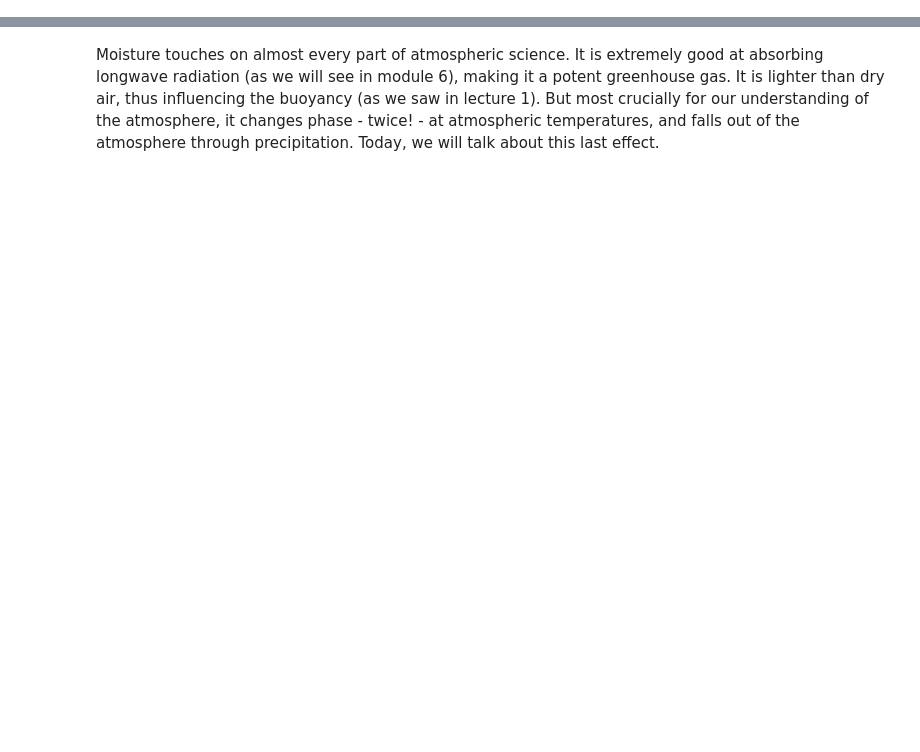
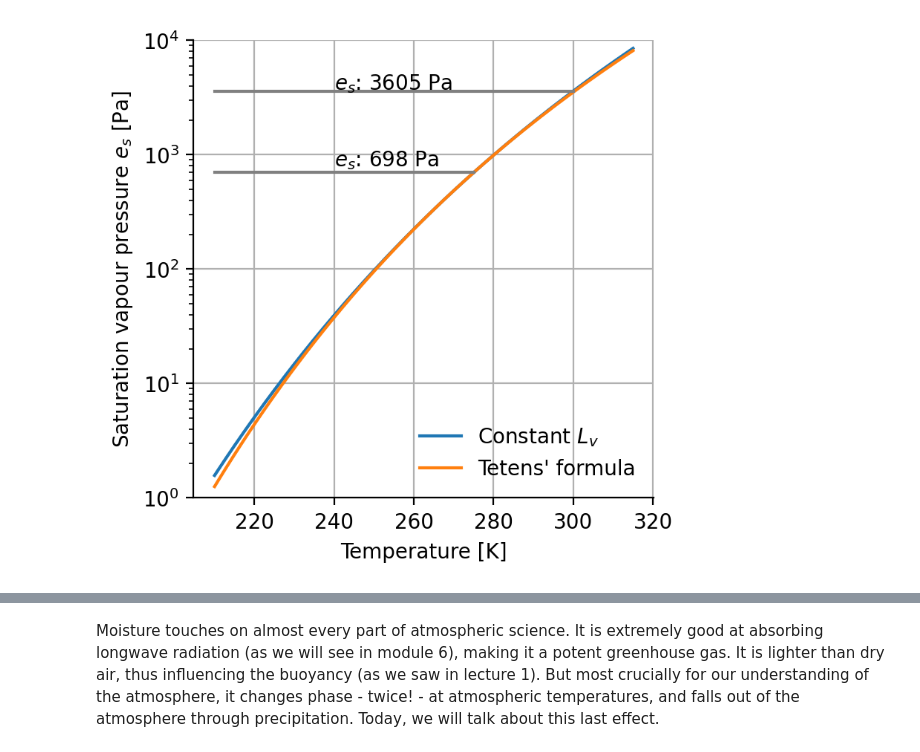
Before and after one commit to martinjanssens/metclim, a Jupyter notebook: metclim-jupyter-book/3. Thermodynamics (ii).ipynb, the cells around one changed output, grey strips where cells are left out. Saved outputs shown, nothing was run; the diff lists cells and outputs as text; code cells hidden in the pictures; blank space fills up the shorter version.

```diff
--- a/metclim-jupyter-book/3. Thermodynamics (ii).ipynb
+++ b/metclim-jupyter-book/3. Thermodynamics (ii).ipynb
@@ -114,0 +116,42 @@ Because $U_v<U_l$, condensating water vapour into liquid ($-dq_v$) represents in
+# %%
+import numpy as np
+import matplotlib.pyplot as plt
+import pathlib
+plt.style.use([pathlib.Path("./mplstyle/book"), pathlib.Path("./mplstyle/book-square")])
+
+T_trip = 273.15 # K, Temperature for triple point of water at 1000 hPa air pressure
+es_trip = 610.94 # Pa, equilibrium vapour pressure at triple point of water
+lv_trip = 2500e3 # J/kg, latent heat of vaporisation at the triple point of water
+Rv = 461.5 # J/kg/K, gas constant of water
+
+# Roughly the temperature range of the troposphere
+T = np.linspace(210, 315, 100)
+
+# Our approximation
+def e_s(T):
+    return es_trip*np.exp(-lv_trip/Rv*(1/T - 1/T_trip))
+
+# Tetens' approximation
+def e_st(T):
+    return es_trip*np.exp(17.625*(T - T_trip)/(T - T_trip + 243.04))
+
+# Typical polar T
+es_polar = e_s(275)
+
+# Tropical tropical T
+es_trop = e_s(300)
+
+plt.figure(); ax = plt.gca()
+ax.plot(T,e_s(T), label=r'Constant $L_v$')
+ax.plot(T,e_st(T), label=r"Tetens' formula")
+ax.legend()
+ax.plot([210, 275],[es_polar, es_polar],c='grey')
+ax.plot([210, 300],[es_trop, es_trop],c='grey')
+ax.set_yscale('log')
+ax.set_ylim(1,1e4)
+ax.set_xlabel('Temperature [K]')
+ax.set_ylabel('Saturation vapour pressure $e_s$ [Pa]')
+ax.annotate(r'$e_s$: %0.f Pa'%es_polar, (240, es_polar+100))
+_=ax.annotate(r'$e_s$: %0.f Pa'%es_trop, (240, es_trop+100))
+# %% [output]
+[figure, added]
```
Also changed, not shown: parts of 18 cells of this notebook, 6 other files.
